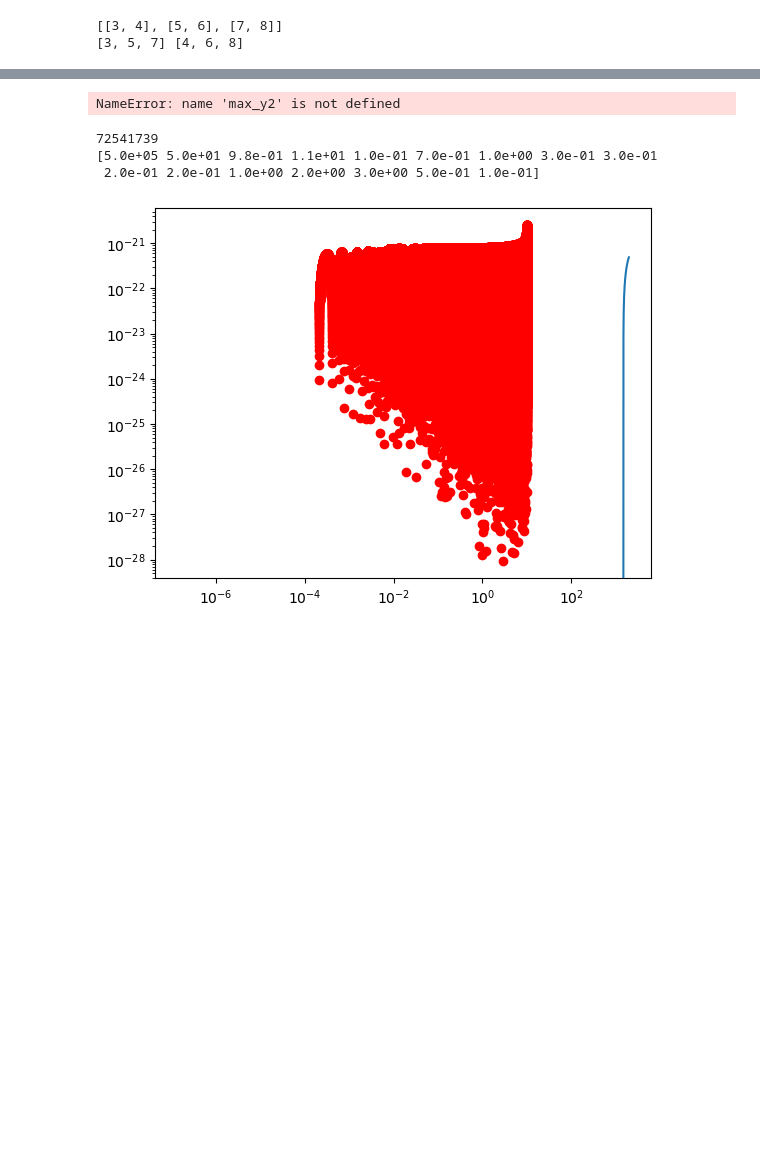
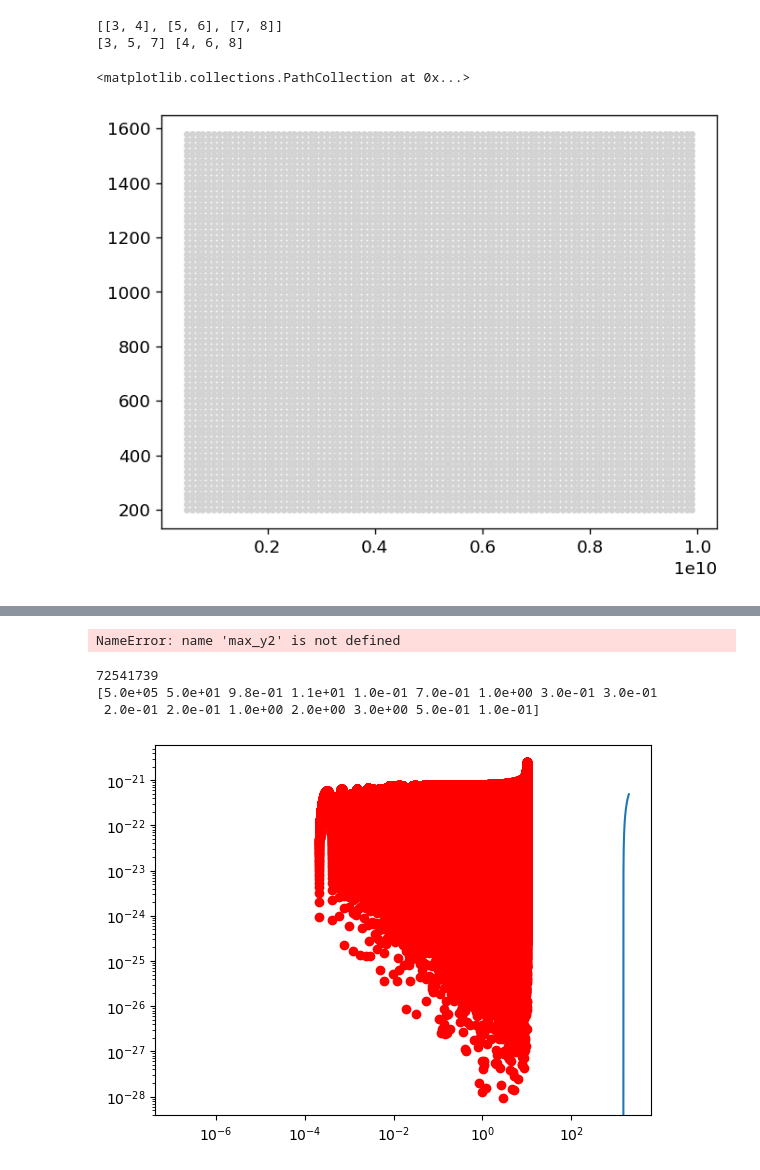
Before and after one commit to ljq2088/MOO, a Jupyter notebook: results/Multi-Obj-Opt_new.ipynb, the cells around one changed output, grey strips where cells are left out. Drawn from its saved outputs; the diff is of its cells as text; code cells hidden in the pictures; blank space fills up the shorter version.

```diff
--- a/results/Multi-Obj-Opt_new.ipynb
+++ b/results/Multi-Obj-Opt_new.ipynb
@@ -443,6 +697,12 @@ y = np.arange(l1, l2, dl)
 
 idx, idxL, idxl, ParetoL, Paretol = Pareto_field(x, y, z)
 xi, yi = np.meshgrid(y, x)
+# %%
+#绘制xi，yi散点图
+plt.scatter(yi, xi, c='lightgray', s=10, label='All Points')
+# %% [output]
+<matplotlib.collections.PathCollection at 0x...>
+[figure, added]
 # %%
 # L1_2, L2_2, dL_2 = 5.0 * 10**8, 10.0 * 10**9, 1.0 * 10**8
 # l1_2, l2_2, dl_2 = 200.0, 1600.0, 50.0
```
Also changed, not shown: parts of 19 cells of this notebook, 34 other files.
